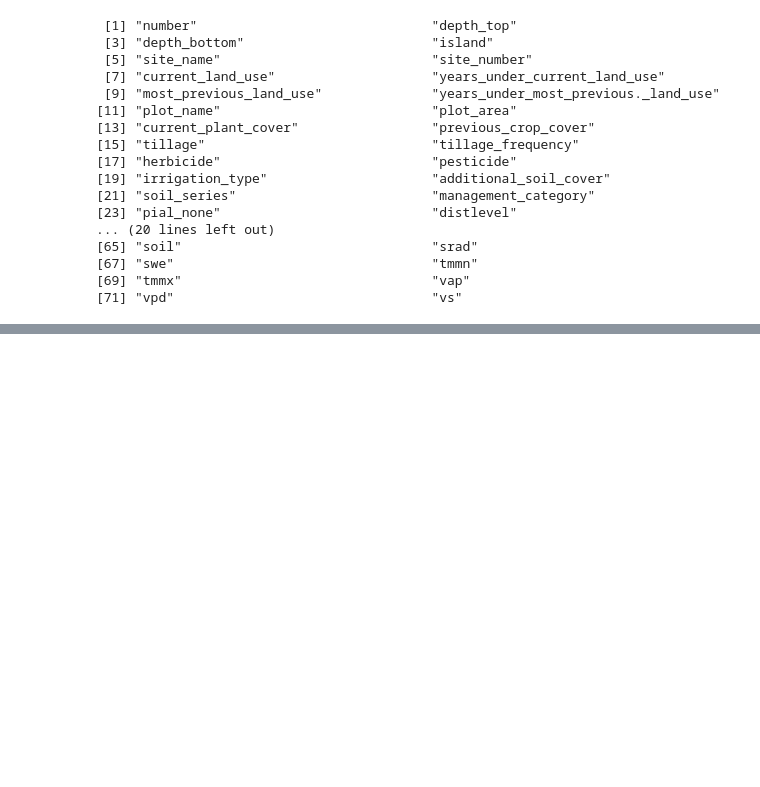
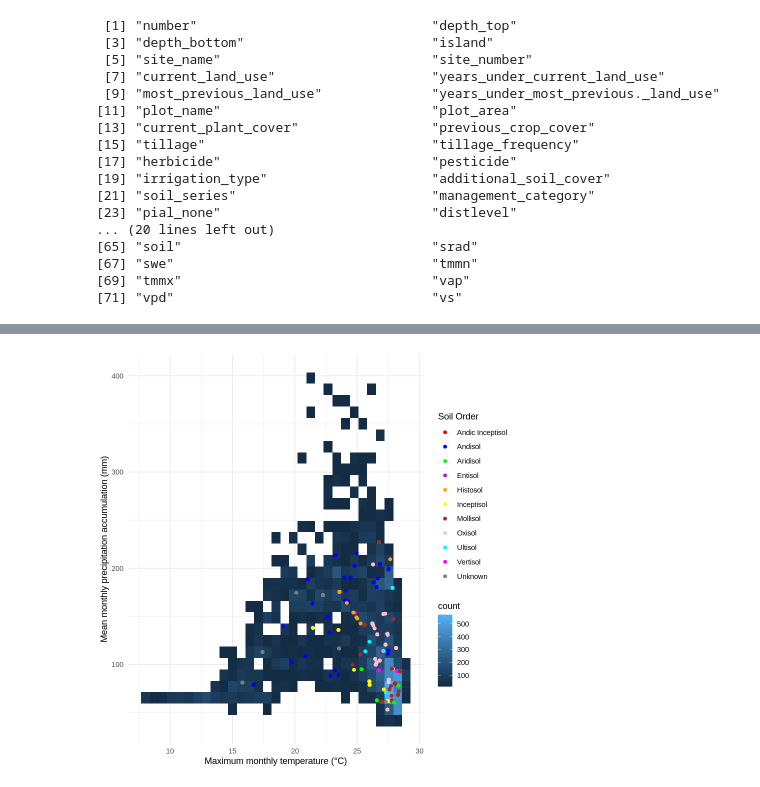
Before and after one commit to hayleypc/HawaiiClimate, a Jupyter notebook: HI_MAP_MATxSH.ipynb, the cells around one changed output, grey strips where cells are left out. Drawn from its saved outputs; the diff is of its cells as text; code cells hidden in the pictures; blank space fills up the shorter version.

```diff
--- a/HI_MAP_MATxSH.ipynb
+++ b/HI_MAP_MATxSH.ipynb
@@ -289,0 +315,15 @@ names(soilHealth_dt)
+# %%
+climate_dt %>%
+  ggplot(aes(x=tmmx*0.1,y=pr))+
+  geom_bin2d() +
+  geom_point(data=soilHealth_dt,aes(x=tmmx*0.1,y=pr,color= order))+
+  labs(x = "Maximum monthly temperature (°C)",
+        y = "Mean monthly precipitation accumulation (mm)",
+            color = "Soil Order") +
+        scale_color_manual(values = c("red", "blue", "green", "purple", "orange",
+                               "yellow", "brown", "pink", "cyan", "magenta",
+                               "grey"),
+      labels = c("Andic Inceptisol","Andisol","Aridisol","Entisol","Histosol","Inceptisol","Mollisol","Oxisol","Ultisol","Vertisol","Unknown")) +
+  theme_minimal()
+# %% [output]
+[figure, added]
```
Also changed, not shown: parts of 4 cells of this notebook.
